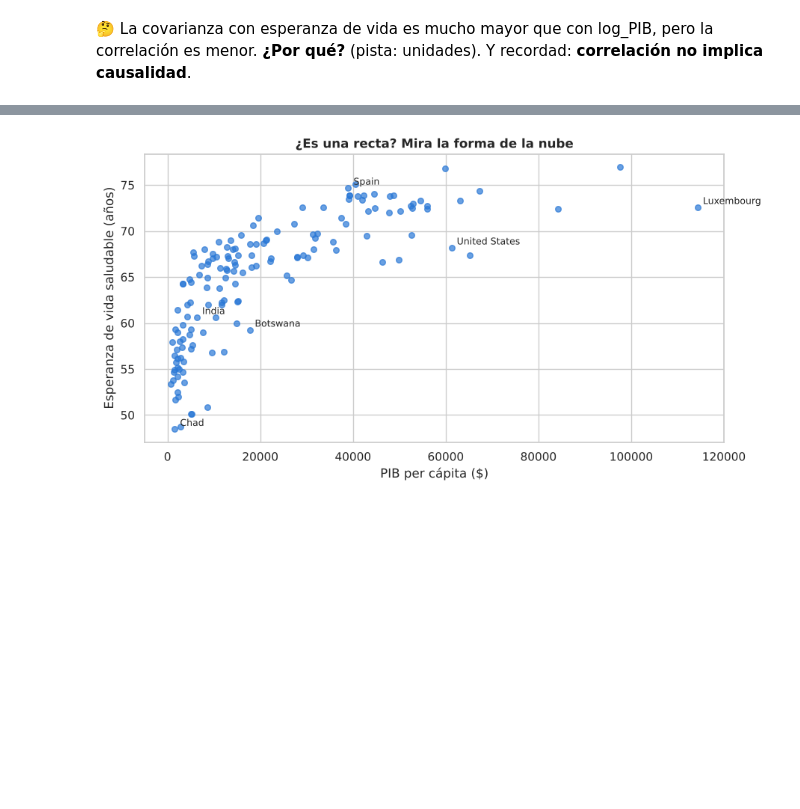
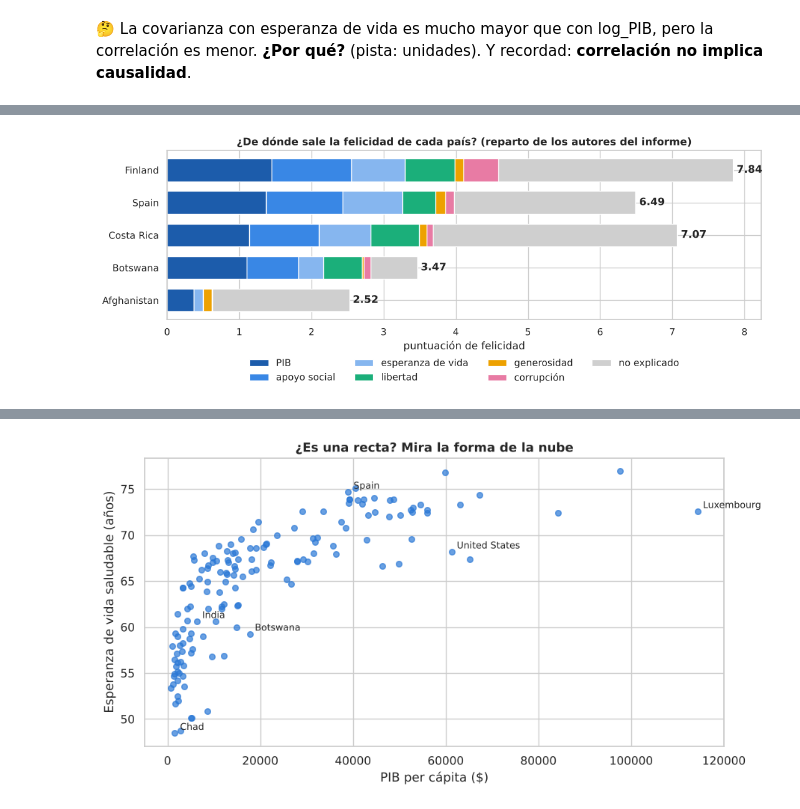
Before and after one commit to DANIFUZZY1975/estadistica-descriptiva-python, a Jupyter notebook: notebooks/02_felicidad_mundial.ipynb, the cells around one changed output, grey strips where cells are left out. Cells and saved outputs as stored; diff of their text form; code cells hidden in the pictures; blank space fills up the shorter version.

```diff
--- a/notebooks/02_felicidad_mundial.ipynb
+++ b/notebooks/02_felicidad_mundial.ipynb
@@ -489,0 +581,10 @@ Correlación felicidad–log_PIB        : 0.79
+# %%
+original = pd.read_csv(URL_DATOS + "world-happiness-report-2021.csv")
+columnas = {"Explained by: Log GDP per capita": "PIB", "Explained by: Social support": "apoyo social",
+            "Explained by: Healthy life expectancy": "esperanza de vida", "Explained by: Freedom to make life choices": "libertad",
+            "Explained by: Generosity": "generosidad", "Explained by: Perceptions of corruption": "corrupción",
+            "Dystopia + residual": "no explicado"}
+reparto = original.set_index("Country name")[list(columnas)].rename(columns=columnas)
+
+print("Aportación media de cada ingrediente (puntos de felicidad):")
+print(reparto.mean().round(2).to_string())
@@ -489,0 +600,12 @@ Correlación felicidad–log_PIB        : 0.79
+# %%
+paises = ["Finland", "Spain", "Costa Rica", "Botswana", "Afghanistan"]   # 👈 cambia la lista si quieres
+colores_rep = ["#1c5cab", "#3987e5", "#86b6ef", "#1baf7a", "#eda100", "#e87ba4", "#cfcfcf"]
+ax = reparto.loc[paises].plot.barh(stacked=True, figsize=(11, 4.5), color=colores_rep, width=0.7, edgecolor="white")
+for i, p in enumerate(paises):
+    ax.text(reparto.loc[p].sum() + 0.05, i, f"{reparto.loc[p].sum():.2f}", va="center", fontweight="bold")
+ax.invert_yaxis(); ax.set_xlabel("puntuación de felicidad"); ax.set_ylabel("")
+ax.set_title("¿De dónde sale la felicidad de cada país? (reparto de los autores del informe)")
+ax.legend(frameon=False, ncol=4, loc="upper center", bbox_to_anchor=(0.5, -0.18))
+plt.tight_layout(); plt.show()
+# %% [output]
+[figure, added]
```
Also changed, not shown: parts of 18 cells of this notebook, 2 other files.
